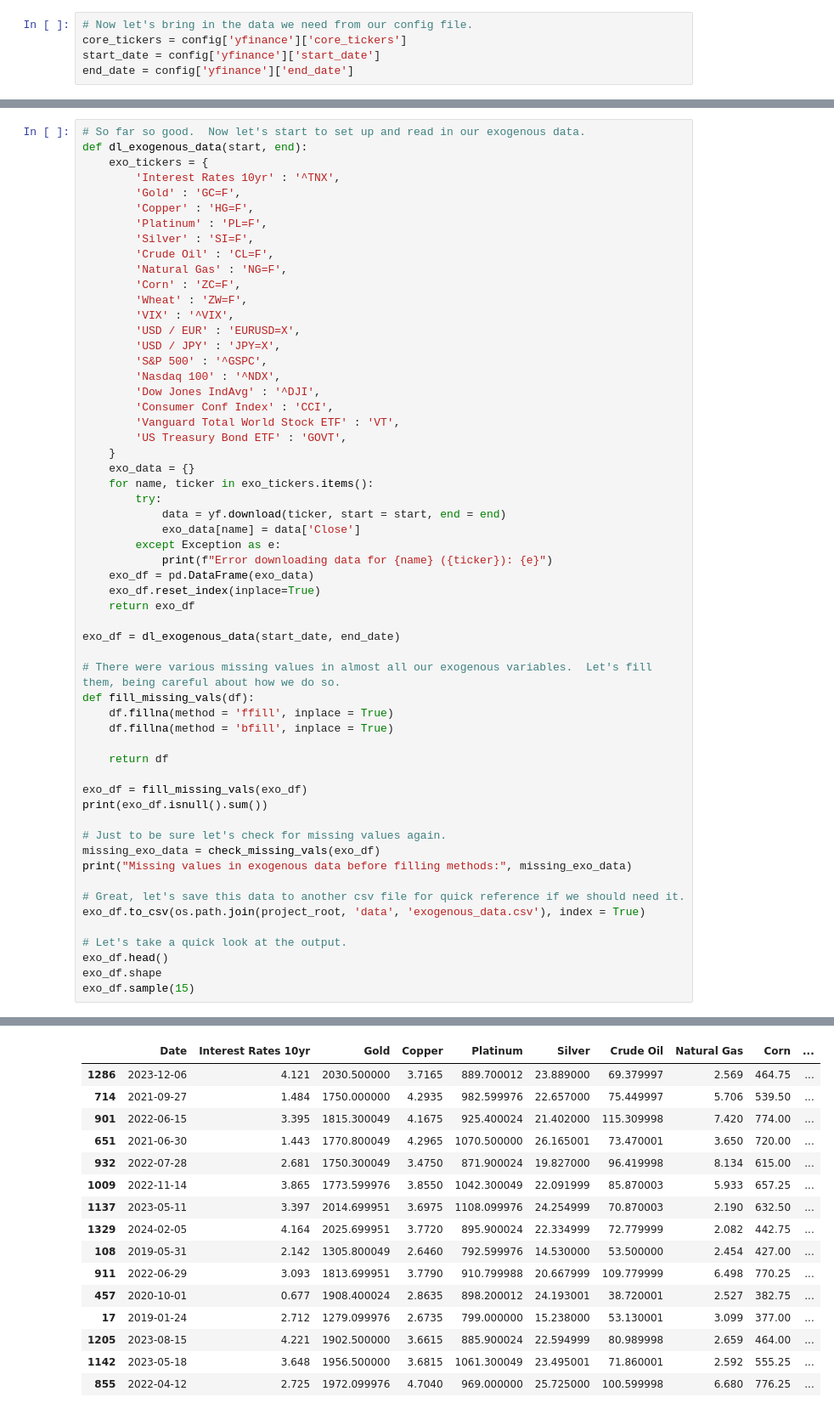
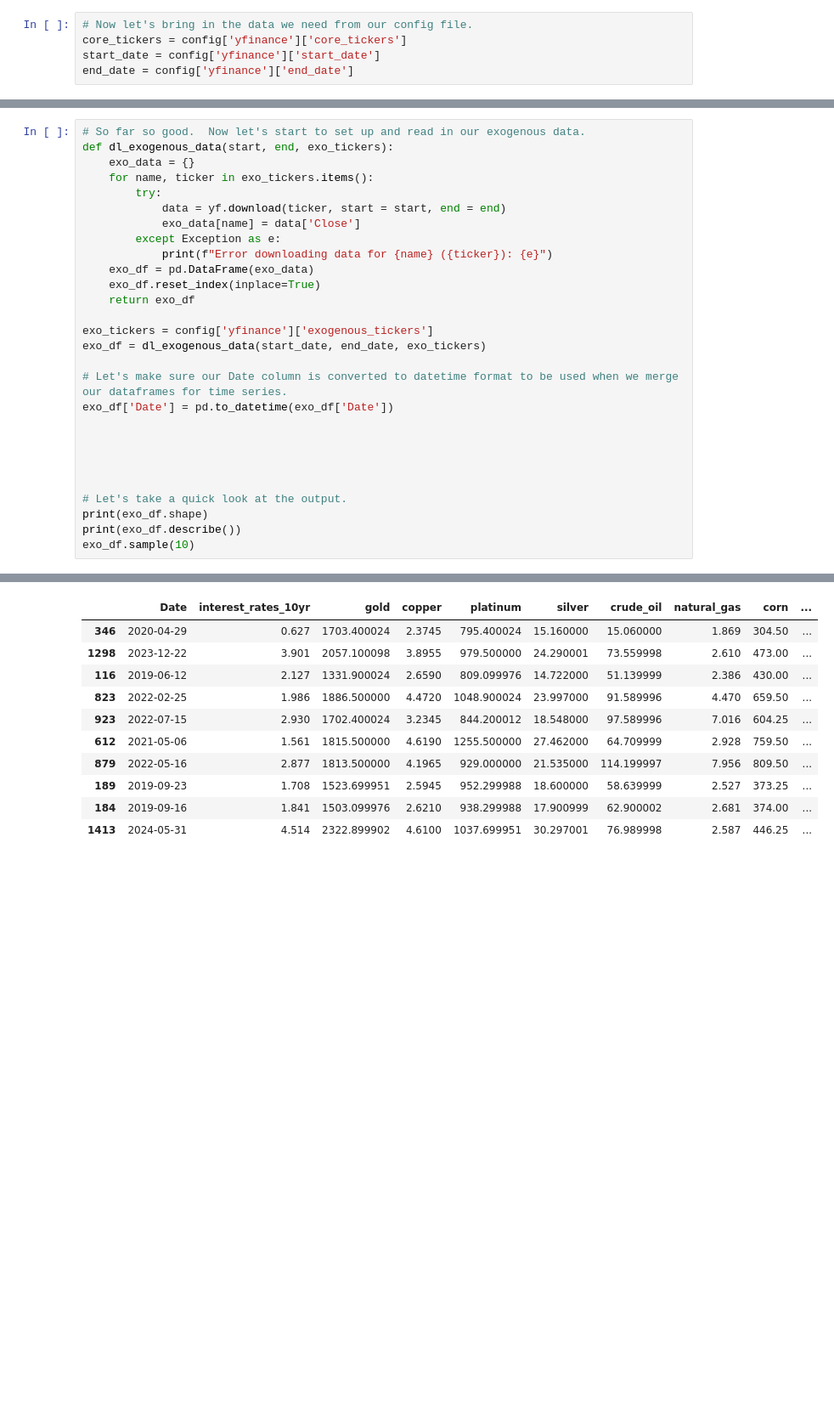
Before and after one commit to Taliwat/Portfolio-Proj-WK, a Jupyter notebook: DL-Strategies/notebooks/core_stock_analysis.ipynb, the cells around one changed output, grey strips where cells are left out. Shown at 85% size. Cells and saved outputs as stored; diff of their text form; blank space fills up the shorter version.

Commit message:
pushing current progress, core_stock_analysis ready for merge

```diff
--- a/DL-Strategies/notebooks/core_stock_analysis.ipynb
+++ b/DL-Strategies/notebooks/core_stock_analysis.ipynb
@@ -91,26 +95,6 @@ Missing values before filling methods: Series([], dtype: int64)
 # %%
 # So far so good.  Now let's start to set up and read in our exogenous data.
-def dl_exogenous_data(start, end):
-    exo_tickers = {
-        'Interest Rates 10yr' : '^TNX',
-        'Gold' : 'GC=F',
-        'Copper' : 'HG=F',
-        'Platinum' : 'PL=F',
-        'Silver' : 'SI=F',
-        'Crude Oil' : 'CL=F',
-        'Natural Gas' : 'NG=F',
-        'Corn' : 'ZC=F',
-        'Wheat' : 'ZW=F',
-        'VIX' : '^VIX',
-        'USD / EUR' : 'EURUSD=X',
-        'USD / JPY' : 'JPY=X',
-        'S&P 500' : '^GSPC',
-        'Nasdaq 100' : '^NDX',
-        'Dow Jones IndAvg' : '^DJI',
-        'Consumer Conf Index' : 'CCI',
-        'Vanguard Total World Stock ETF' : 'VT',
-        'US Treasury Bond ETF' : 'GOVT',
-    }
+def dl_exogenous_data(start, end, exo_tickers):
     exo_data = {}
     for name, ticker in exo_tickers.items():
         try:
@@ -122,27 +106,18 @@ def dl_exogenous_data(start, end):
     exo_df.reset_index(inplace=True)
     return exo_df
 
-exo_df = dl_exogenous_data(start_date, end_date)
+exo_tickers = config['yfinance']['exogenous_tickers']
+exo_df = dl_exogenous_data(start_date, end_date, exo_tickers)
 
-# There were various missing values in almost all our exogenous variables.  Let's fill them, being careful about how we do so.
-def fill_missing_vals(df):
-    df.fillna(method = 'ffill', inplace = True)
-    df.fillna(method = 'bfill', inplace = True)
+# Let's make sure our Date column is converted to datetime format to be used when we merge our dataframes for time series.
+exo_df['Date'] = pd.to_datetime(exo_df['Date'])
 
-    return df
 
-exo_df = fill_missing_vals(exo_df)
-print(exo_df.isnull().sum())
 
-# Just to be sure let's check for missing values again.
-missing_exo_data = check_missing_vals(exo_df)
-print("Missing values in exogenous data before filling methods:", missing_exo_data)
 
-# Great, let's save this data to another csv file for quick reference if we should need it.
-exo_df.to_csv(os.path.join(project_root, 'data', 'exogenous_data.csv'), index = True)
 
 # Let's take a quick look at the output.
-exo_df.head()
-exo_df.shape
-exo_df.sample(15)
+print(exo_df.shape)
+print(exo_df.describe())
+exo_df.sample(10)
 # %% [output]
@@ -184,16 +161,11 @@ Missing values in exogenous data before filling methods: Series([], dtype: int64
-|  | Date | Interest Rates 10yr | Gold | Copper | Platinum | Silver | Crude Oil | Natural Gas | Corn | ... |
-| 1286 | 2023-12-06 | 4.121 | 2030.500000 | 3.7165 | 889.700012 | 23.889000 | 69.379997 | 2.569 | 464.75 | ... |
-| 714 | 2021-09-27 | 1.484 | 1750.000000 | 4.2935 | 982.599976 | 22.657000 | 75.449997 | 5.706 | 539.50 | ... |
-| 901 | 2022-06-15 | 3.395 | 1815.300049 | 4.1675 | 925.400024 | 21.402000 | 115.309998 | 7.420 | 774.00 | ... |
-| 651 | 2021-06-30 | 1.443 | 1770.800049 | 4.2965 | 1070.500000 | 26.165001 | 73.470001 | 3.650 | 720.00 | ... |
-| 932 | 2022-07-28 | 2.681 | 1750.300049 | 3.4750 | 871.900024 | 19.827000 | 96.419998 | 8.134 | 615.00 | ... |
-| 1009 | 2022-11-14 | 3.865 | 1773.599976 | 3.8550 | 1042.300049 | 22.091999 | 85.870003 | 5.933 | 657.25 | ... |
-| 1137 | 2023-05-11 | 3.397 | 2014.699951 | 3.6975 | 1108.099976 | 24.254999 | 70.870003 | 2.190 | 632.50 | ... |
-| 1329 | 2024-02-05 | 4.164 | 2025.699951 | 3.7720 | 895.900024 | 22.334999 | 72.779999 | 2.082 | 442.75 | ... |
-| 108 | 2019-05-31 | 2.142 | 1305.800049 | 2.6460 | 792.599976 | 14.530000 | 53.500000 | 2.454 | 427.00 | ... |
-| 911 | 2022-06-29 | 3.093 | 1813.699951 | 3.7790 | 910.799988 | 20.667999 | 109.779999 | 6.498 | 770.25 | ... |
-| 457 | 2020-10-01 | 0.677 | 1908.400024 | 2.8635 | 898.200012 | 24.193001 | 38.720001 | 2.527 | 382.75 | ... |
-| 17 | 2019-01-24 | 2.712 | 1279.099976 | 2.6735 | 799.000000 | 15.238000 | 53.130001 | 3.099 | 377.00 | ... |
-| 1205 | 2023-08-15 | 4.221 | 1902.500000 | 3.6615 | 885.900024 | 22.594999 | 80.989998 | 2.659 | 464.00 | ... |
-| 1142 | 2023-05-18 | 3.648 | 1956.500000 | 3.6815 | 1061.300049 | 23.495001 | 71.860001 | 2.592 | 555.25 | ... |
-| 855 | 2022-04-12 | 2.725 | 1972.099976 | 4.7040 | 969.000000 | 25.725000 | 100.599998 | 6.680 | 776.25 | ... |
+|  | Date | interest_rates_10yr | gold | copper | platinum | silver | crude_oil | natural_gas | corn | ... |
+| 346 | 2020-04-29 | 0.627 | 1703.400024 | 2.3745 | 795.400024 | 15.160000 | 15.060000 | 1.869 | 304.50 | ... |
+| 1298 | 2023-12-22 | 3.901 | 2057.100098 | 3.8955 | 979.500000 | 24.290001 | 73.559998 | 2.610 | 473.00 | ... |
+| 116 | 2019-06-12 | 2.127 | 1331.900024 | 2.6590 | 809.099976 | 14.722000 | 51.139999 | 2.386 | 430.00 | ... |
+| 823 | 2022-02-25 | 1.986 | 1886.500000 | 4.4720 | 1048.900024 | 23.997000 | 91.589996 | 4.470 | 659.50 | ... |
+| 923 | 2022-07-15 | 2.930 | 1702.400024 | 3.2345 | 844.200012 | 18.548000 | 97.589996 | 7.016 | 604.25 | ... |
+| 612 | 2021-05-06 | 1.561 | 1815.500000 | 4.6190 | 1255.500000 | 27.462000 | 64.709999 | 2.928 | 759.50 | ... |
+| 879 | 2022-05-16 | 2.877 | 1813.500000 | 4.1965 | 929.000000 | 21.535000 | 114.199997 | 7.956 | 809.50 | ... |
+| 189 | 2019-09-23 | 1.708 | 1523.699951 | 2.5945 | 952.299988 | 18.600000 | 58.639999 | 2.527 | 373.25 | ... |
+| 184 | 2019-09-16 | 1.841 | 1503.099976 | 2.6210 | 938.299988 | 17.900999 | 62.900002 | 2.681 | 374.00 | ... |
+| 1413 | 2024-05-31 | 4.514 | 2322.899902 | 4.6100 | 1037.699951 | 30.297001 | 76.989998 | 2.587 | 446.25 | ... |
```
Also changed, not shown: parts of 12 cells of this notebook, 5 other files.
